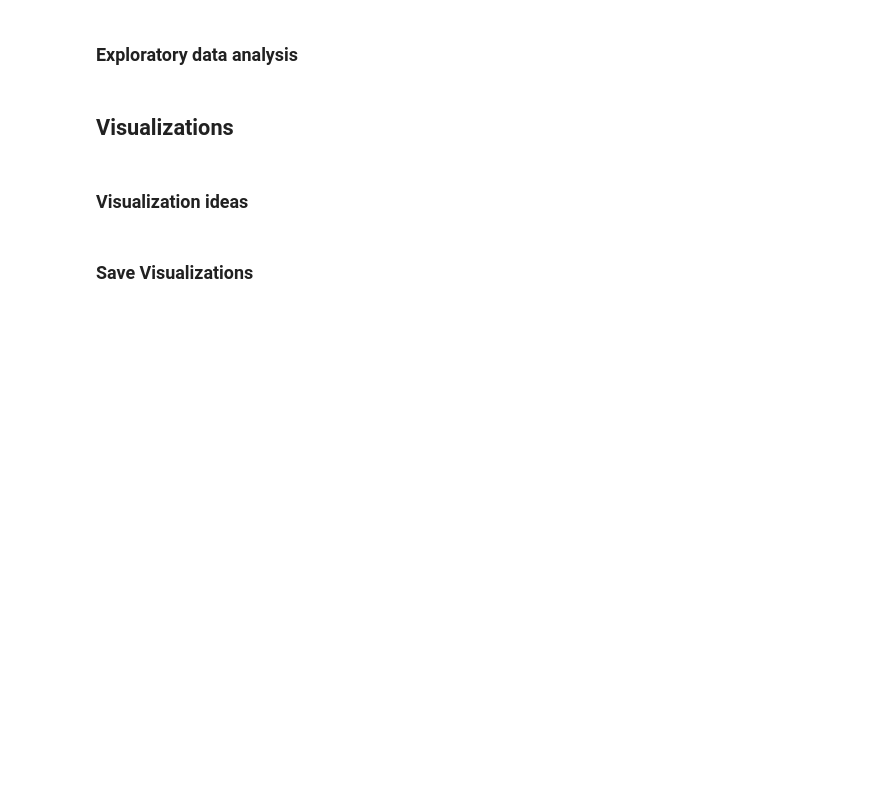
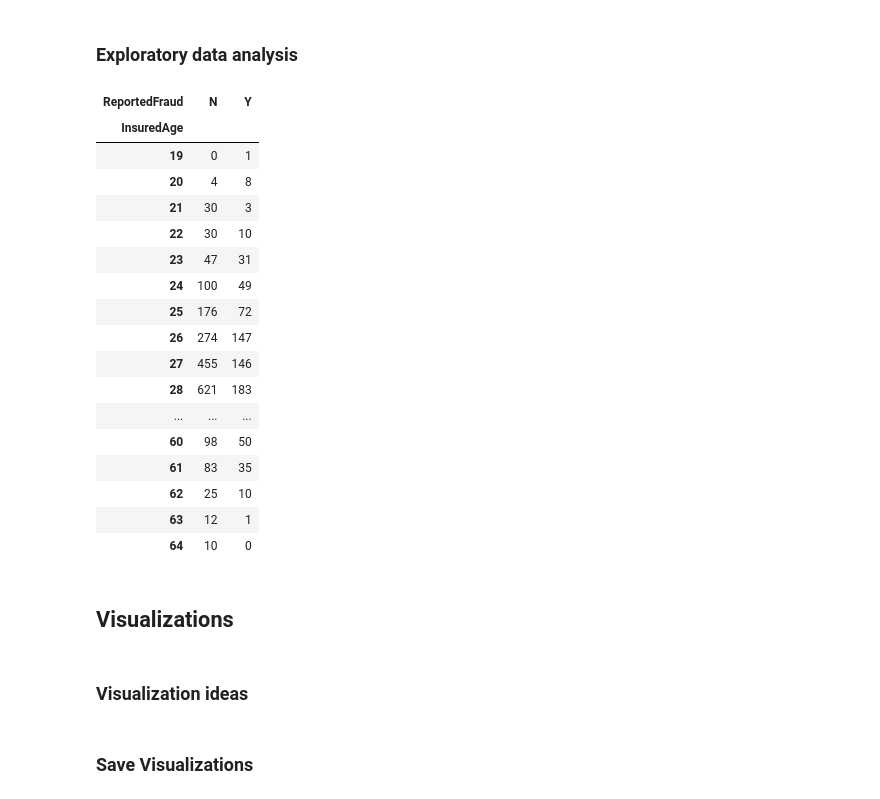
Before and after one commit to christophersegatz/dst-project, a Jupyter notebook: notebooks/draft-analysis.ipynb, the cells around one changed output. Cells and saved outputs as stored; diff of their text form; code cells hidden in the pictures; blank space fills up the shorter version.

```diff
--- a/notebooks/draft-analysis.ipynb
+++ b/notebooks/draft-analysis.ipynb
@@ -16,5 +38,10 @@ Group name:
 ## Data
 # %% [markdown]
 ## Import data
+# %%
+ROOT= "https://raw.githubusercontent.com/christophersegatz/dst-project/main/data/insurance_fraud/"
+DATA = "fraud.csv"
+
+df=pd.read_csv(ROOT + DATA)
 # %% [markdown]
 ### Data structure
@@ -21,5 +68,20 @@ Group name:
 # %% [markdown]
 ### Data corrections
+# %%
+df.drop(["DateOfIncident","TypeOfCollission", "SeverityOfIncident", "IncidentState", "IncidentCity", "IncidentAddress", "IncidentTime",
+         "NumberOfVehicles", "PropertyDamage", "BodilyInjuries", "Witnesses", "PoliceReport", "AmountOfTotalClaim", "AmountOfInjuryClaim",
+        "AmountOfPropertyClaim", "AmountOfVehicleDamage", "InsuredZipCode", "InsuredOccupation", "InsuredHobbies",
+        "CapitalGains", "CapitalLoss", "Country", "InsurancePolicyNumber", "DateOfPolicyCoverage", "InsurancePolicyState", "Policy_CombinedSingleLimit",
+        "Policy_Deductible", "PolicyAnnualPremium", "UmbrellaLimit", "InsuredRelationship"], axis= 1, inplace=True)
+# %%
+df = df.astype(
+    {
+        "TypeOfIncident": "category",
+        "AuthoritiesContacted": "category",
+        "InsuredGender": "category",
+        "InsuredEducationLevel": "category"
+
+})
 # %% [markdown]
 ## Analysis
 # %% [markdown]
@@ -27,5 +181,33 @@ Group name:
 # %% [markdown]
 ### Exploratory data analysis
+# %%
+#Unter 35
+# selecting rows based on condition
+#df_jung = df.loc[df['InsuredAge'] <= 35]
+
+#df_alt = df.loc[df['InsuredAge'] > 35]
+
+pd.crosstab(index=df['InsuredAge'],
+            columns=df['ReportedFraud'])
+# %% [output]
+| ReportedFraud | N | Y |
+| InsuredAge |  |  |
+| 19 | 0 | 1 |
+| 20 | 4 | 8 |
+| 21 | 30 | 3 |
+| 22 | 30 | 10 |
+| 23 | 47 | 31 |
+| 24 | 100 | 49 |
+| 25 | 176 | 72 |
+| 26 | 274 | 147 |
+| 27 | 455 | 146 |
+| 28 | 621 | 183 |
+| ... | ... | ... |
+| 60 | 98 | 50 |
+| 61 | 83 | 35 |
+| 62 | 25 | 10 |
+| 63 | 12 | 1 |
+| 64 | 10 | 0 |
 # %% [markdown]
 ## Visualizations
 # %% [markdown]
```
Also changed, not shown: parts of 11 cells of this notebook, 1 other file.
